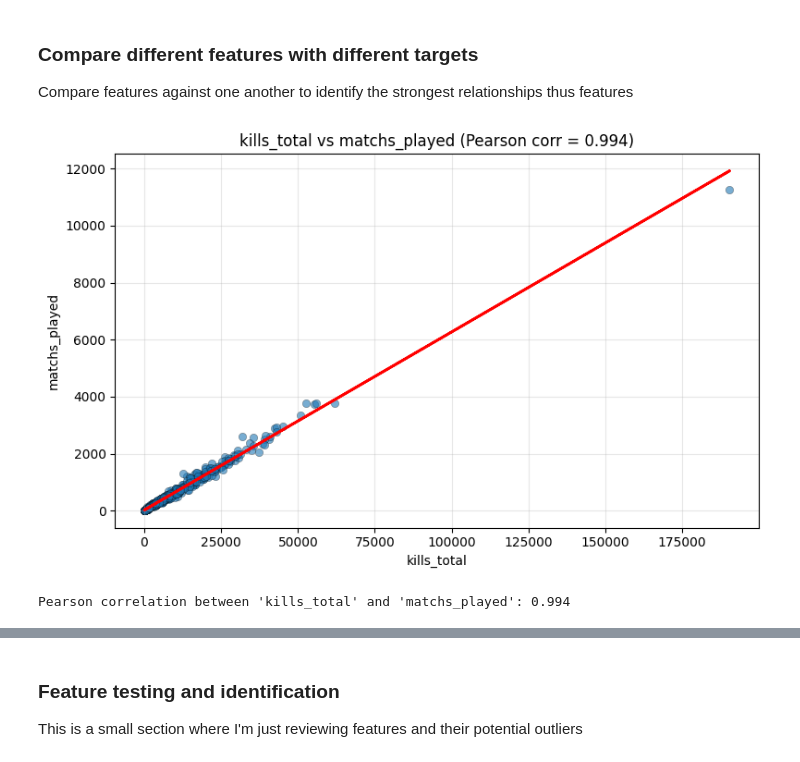
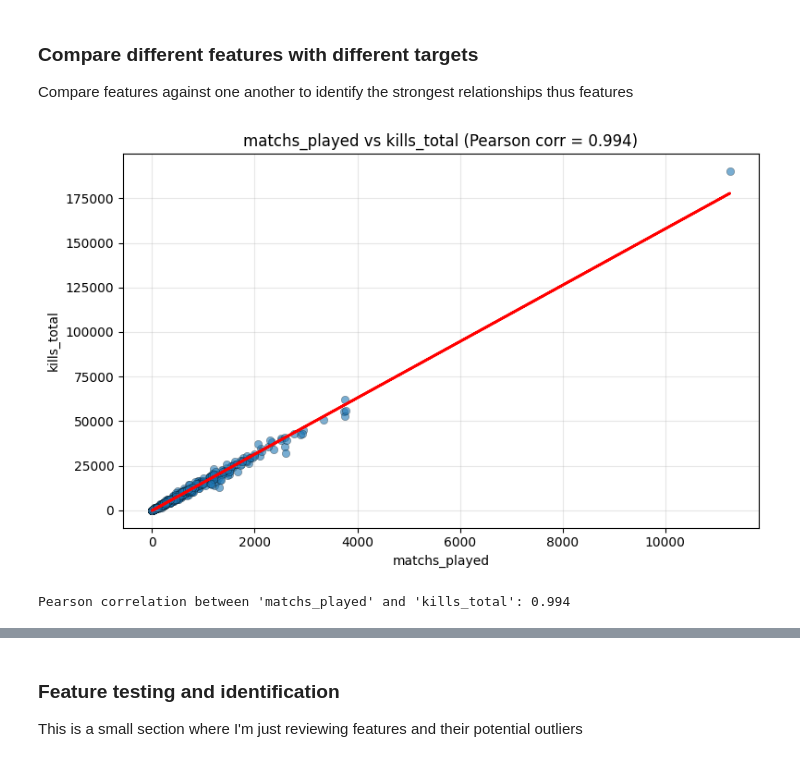
Before and after one commit to TempeHS/2026SE_MLOOPs_Gerrard.F, a Jupyter notebook: 2. Model_Development/2.1.Data_Wrangling/2.1.1.Data_Preview.ipynb, the cells around one changed output, grey strips where cells are left out. Saved outputs shown, nothing was run; the diff lists cells and outputs as text; code cells hidden in the pictures.

Commit message:
Updating Data Processing

```diff
--- a/2. Model_Development/2.1.Data_Wrangling/2.1.1.Data_Preview.ipynb
+++ b/2. Model_Development/2.1.Data_Wrangling/2.1.1.Data_Preview.ipynb
@@ -110,0 +115,11 @@ memory usage: 40.8 KB
+# %%
+# Begin with simplifying category
+data_frame1["rank"] = data_frame1["rank"].str.strip().str.replace("1", "")
+data_frame1["rank"] = data_frame1["rank"].str.strip().str.replace("2", "")
+data_frame1["rank"] = data_frame1["rank"].str.strip().str.replace("3", "")
+
+# One Hot Encode
+data_frame2 = pd.get_dummies(data_frame1, columns=['rank'])
+
+# View new Data
+data_frame2.filter(like='rank_').head()
@@ -177,33 +199,33 @@ def plot_feature_correlation(df, x_col, y_col, method="pearson"):
     y = pd.to_numeric(df[y_col], errors="coerce")
 
     # Drop rows with missing values in either feature
     plot_df = pd.DataFrame({x_col: x, y_col: y}).dropna()
 
     # Compute correlation
     corr_val = plot_df[x_col].corr(plot_df[y_col], method=method)
 
     # Scatter plot
     plt.figure(figsize=(8, 5))
     plt.scatter(
         plot_df[x_col], plot_df[y_col], alpha=0.6, edgecolors="black", linewidths=0.3
     )
 
     # Add best-fit line
     m, b = np.polyfit(plot_df[x_col], plot_df[y_col], 1)
     plt.plot(plot_df[x_col], m * plot_df[x_col] + b, color="red", linewidth=2)
 
     plt.title(f"{x_col} vs {y_col} ({method.title()} corr = {corr_val:.3f})")
     plt.xlabel(x_col)
     plt.ylabel(y_col)
     plt.grid(True, alpha=0.3)
     plt.tight_layout()
     plt.show()
 
     print(
         f"{method.title()} correlation between '{x_col}' and '{y_col}': {corr_val:.3f}"
     )
 
-plot_feature_correlation(data_frame1, "kills_total", "matchs_played")
+plot_feature_correlation(data_frame2, "matchs_played", "kills_total")
 # %% [output]
-[figure, old version]
+[figure, new version]
-Pearson correlation between 'kills_total' and 'matchs_played': 0.994
+Pearson correlation between 'matchs_played' and 'kills_total': 0.994
```
Also changed, not shown: parts of 6 cells of this notebook, 2 other files.
